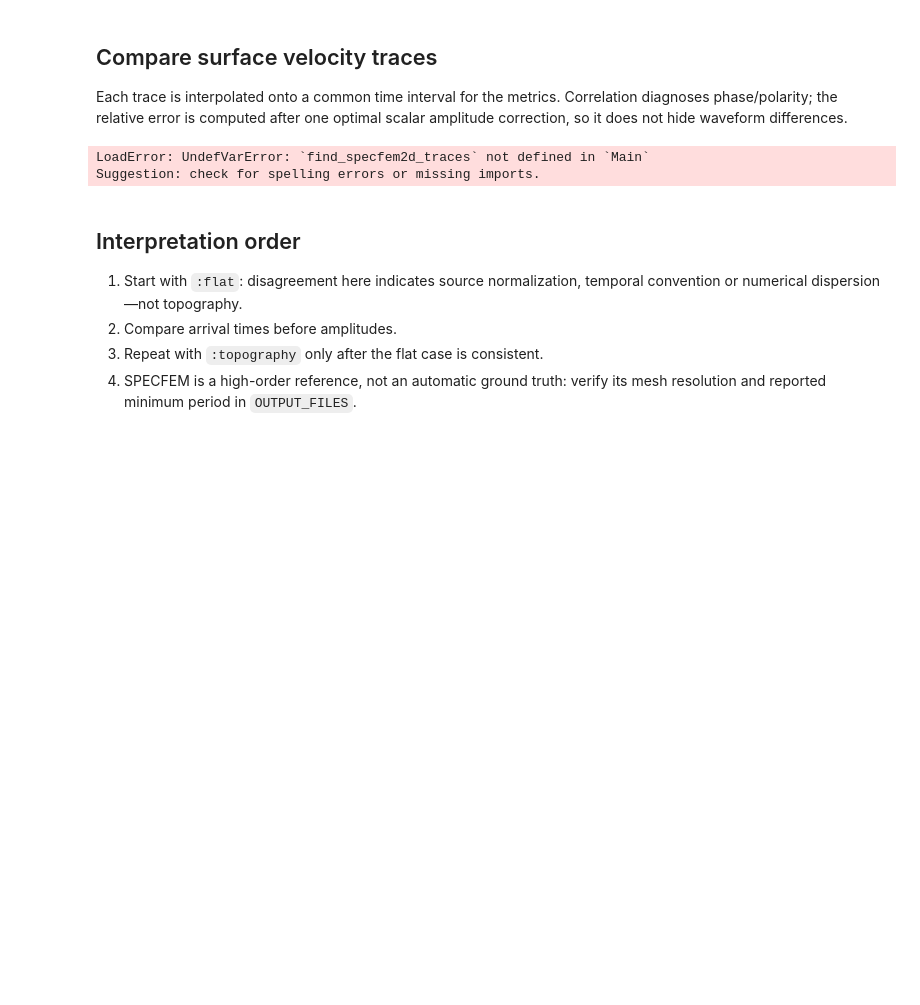
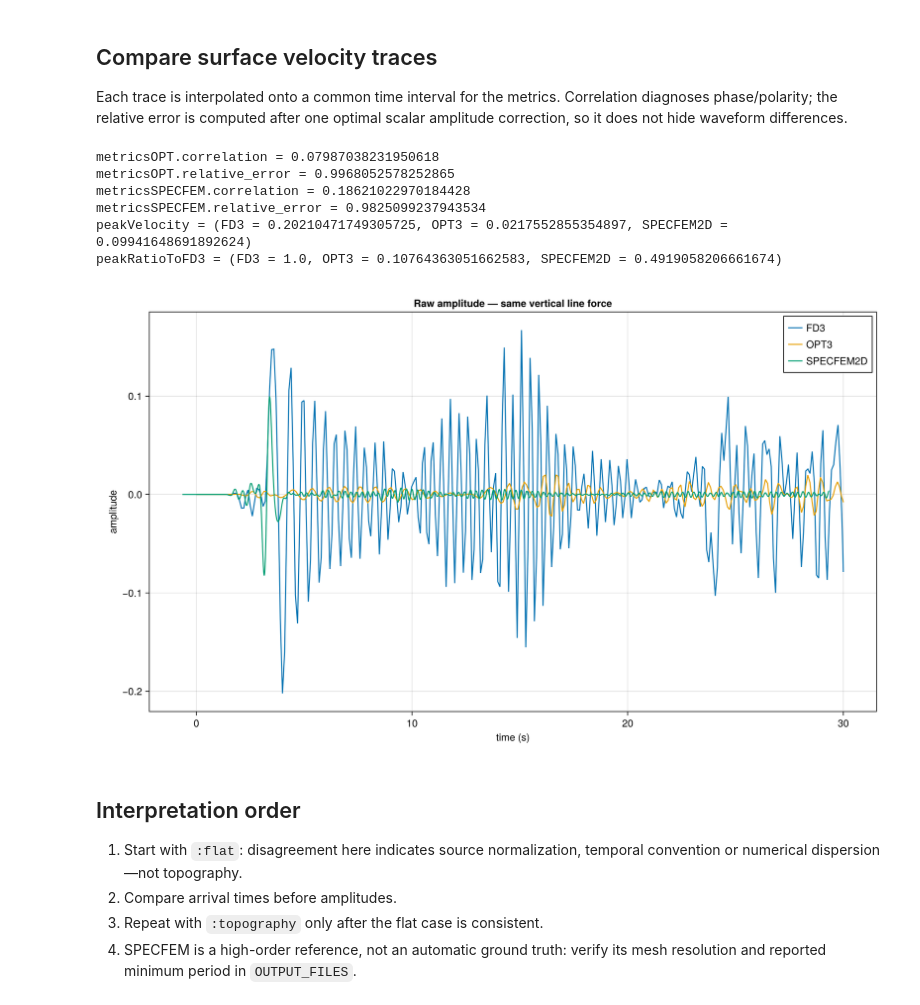
Before and after one commit to IsabelGoos/flexOPT.jl, a Jupyter notebook: notebooks/KirishimaElastic2DBenchmark.ipynb, the cells around one changed output. Drawn from its saved outputs; the diff is of its cells as text; code cells hidden in the pictures; blank space fills up the shorter version.

```diff
--- a/notebooks/KirishimaElastic2DBenchmark.ipynb
+++ b/notebooks/KirishimaElastic2DBenchmark.ipynb
@@ -113,35 +113,47 @@ Each trace is interpolated onto a common time interval for the metrics. Correlat
 # Prefixes can be CXZ, FXZ, etc. depending on SPECFEM's channel convention;
 # select the physical vertical component and order it by station id.
 specfemVerticalFiles = find_specfem2d_traces(
     specfemRun.output; component=:z)
 @assert length(specfemVerticalFiles) == length(benchmark["receiver_x"])
 receiver = cld(length(specfemVerticalFiles), 2)
 fdTrace = (time=benchmark["fd_time"],
            values=benchmark["fd_traces"][:, receiver])
 optTrace = (time=benchmark["opt_time"],
             values=benchmark["opt_traces"][:, receiver])
 specfemTrace = read_specfem2d_trace(specfemVerticalFiles[receiver])
 metricsOPT = waveform_metrics(fdTrace, optTrace)
 metricsSPECFEM = waveform_metrics(fdTrace, specfemTrace)
 @show metricsOPT.correlation metricsOPT.relative_error
 @show metricsSPECFEM.correlation metricsSPECFEM.relative_error
+peakVelocity = (
+    FD3=maximum(abs, fdTrace.values),
+    OPT3=maximum(abs, optTrace.values),
+    SPECFEM2D=maximum(abs, specfemTrace.values),
+)
+peakRatioToFD3 = map(value -> value / peakVelocity.FD3, peakVelocity)
+@show peakVelocity peakRatioToFD3
 benchmarkPlot = plot_solver_benchmark(
     (FD3=fdTrace, OPT3=optTrace, SPECFEM2D=specfemTrace);
     title="Kirishima $(benchmark["free_surface_case"]) — receiver $(receiver)",
 )
 benchmarkPlot.figure
 
 # Raw vertical-velocity amplitudes. This comparison is meaningful only
 # because all three solvers now use the same 1e10 N/m vertical line force.
 rawAmplitudePlot = plot_solver_benchmark(
     (FD3=fdTrace, OPT3=optTrace, SPECFEM2D=specfemTrace);
     normalize=false,
     title="Raw amplitude — same vertical line force",
 )
 rawAmplitudePlot.figure
 # %% [output]
-LoadError: UndefVarError: `find_specfem2d_traces` not defined in `Main`
-Suggestion: check for spelling errors or missing imports.
+metricsOPT.correlation = 0.07987038231950618
+metricsOPT.relative_error = 0.9968052578252865
+metricsSPECFEM.correlation = 0.18621022970184428
+metricsSPECFEM.relative_error = 0.9825099237943534
+peakVelocity = (FD3 = 0.20210471749305725, OPT3 = 0.0217552855354897, SPECFEM2D = 0.09941648691892624)
+peakRatioToFD3 = (FD3 = 1.0, OPT3 = 0.10764363051662583, SPECFEM2D = 0.4919058206661674)
+[figure, added]
 # %% [markdown]
 ## Interpretation order
 
```
Also changed, not shown: 2 other files.
